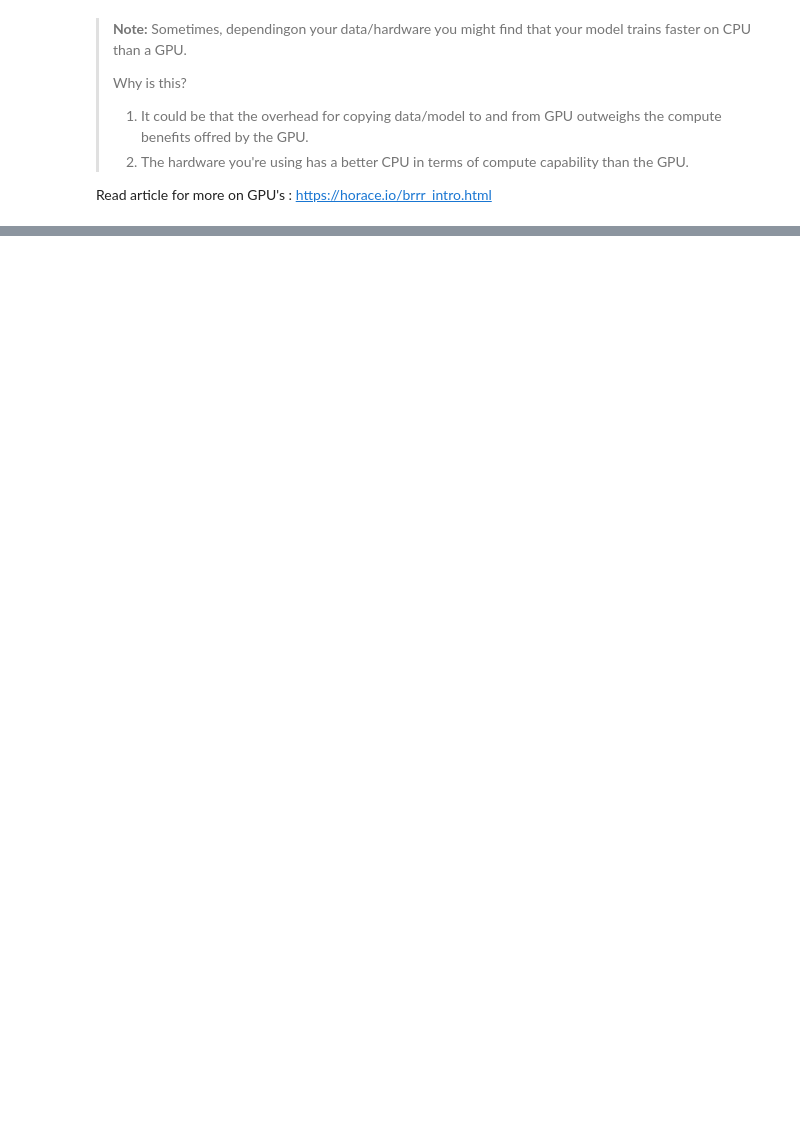
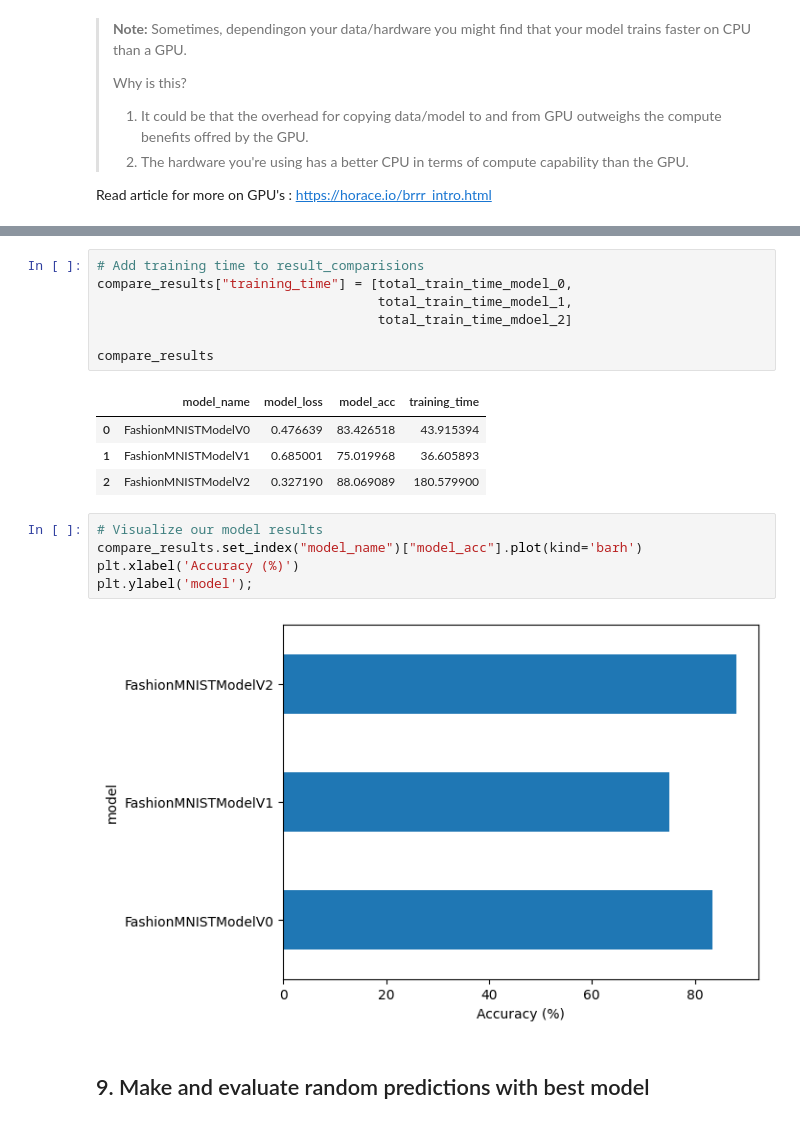
Before and after one commit to krutika-shimpi/MyRepository, a Jupyter notebook: DeepLearning/03_ZTM_PyTorch_ComputerVision.ipynb, the cells around one changed output, grey strips where cells are left out. Cells and saved outputs as stored; diff of their text form; blank space fills up the shorter version.

```diff
--- a/DeepLearning/03_ZTM_PyTorch_ComputerVision.ipynb
+++ b/DeepLearning/03_ZTM_PyTorch_ComputerVision.ipynb
@@ -652,0 +1056,21 @@ Read article for more on GPU's : https://horace.io/brrr_intro.html
+# %%
+# Add training time to result_comparisions
+compare_results["training_time"] = [total_train_time_model_0,
+                                    total_train_time_model_1,
+                                    total_train_time_mdoel_2]
+
+compare_results
+# %% [output]
+|  | model_name | model_loss | model_acc | training_time |
+| 0 | FashionMNISTModelV0 | 0.476639 | 83.426518 | 43.915394 |
+| 1 | FashionMNISTModelV1 | 0.685001 | 75.019968 | 36.605893 |
+| 2 | FashionMNISTModelV2 | 0.327190 | 88.069089 | 180.579900 |
+# %%
+# Visualize our model results
+compare_results.set_index("model_name")["model_acc"].plot(kind='barh')
+plt.xlabel('Accuracy (%)')
+plt.ylabel('model');
+# %% [output]
+[figure, added]
+# %% [markdown]
+## 9. Make and evaluate random predictions with best model
```
Also changed, not shown: parts of 50 cells of this notebook.
